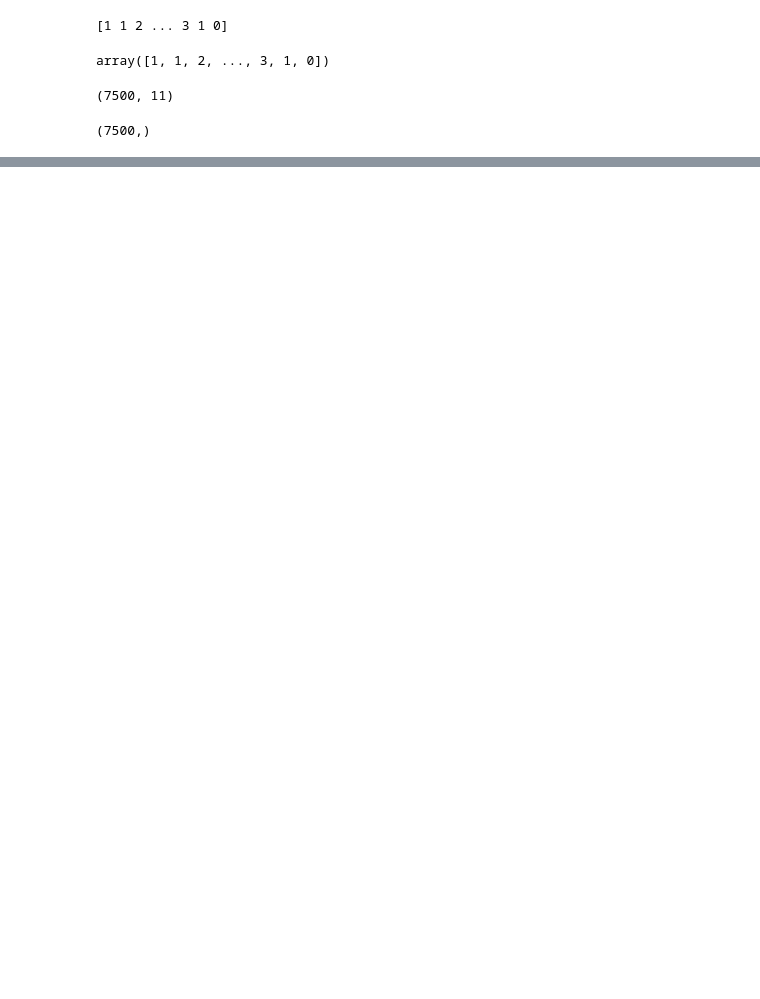
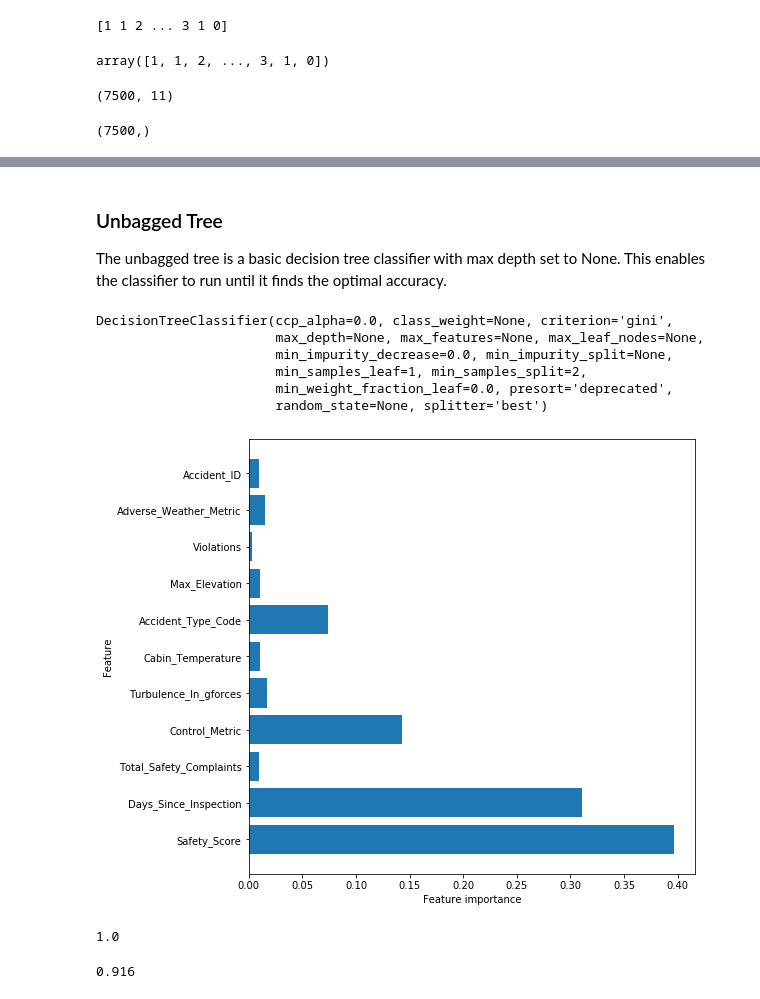
Before and after one commit to dalayne95/airplane-crash-predictor, a Jupyter notebook: EDA-darian.ipynb, the cells around one changed output, grey strips where cells are left out. Saved outputs shown, nothing was run; the diff lists cells and outputs as text; code cells hidden in the pictures; blank space fills up the shorter version.

Commit message:
add modeling

```diff
--- a/EDA-darian.ipynb
+++ b/EDA-darian.ipynb
@@ -121,0 +140,37 @@ abs(X_train.corr()) > 0.75
+# %% [markdown]
+### Unbagged Tree
+
+The unbagged tree is a basic decision tree classifier with max depth set to None. This enables the classifier to run until it finds the optimal accuracy.
+# %%
+tree_clf = DecisionTreeClassifier(criterion='gini', max_depth=None)
+tree_clf.fit(X_train, y_train)
+# %% [output]
+DecisionTreeClassifier(ccp_alpha=0.0, class_weight=None, criterion='gini',
+                       max_depth=None, max_features=None, max_leaf_nodes=None,
+                       min_impurity_decrease=0.0, min_impurity_split=None,
+                       min_samples_leaf=1, min_samples_split=2,
+                       min_weight_fraction_leaf=0.0, presort='deprecated',
+                       random_state=None, splitter='best')
+# %%
+# unbagged feature importance
+def plot_feature_importances(model):
+    n_features = X_train.shape[1]
+    plt.figure(figsize=(8,8))
+    plt.barh(range(n_features), model.feature_importances_, align='center')
+    plt.yticks(np.arange(n_features), X_train.columns.values)
+    plt.xlabel('Feature importance')
+    plt.ylabel('Feature')
+
+plot_feature_importances(tree_clf)
+# %% [output]
+[figure, added]
+# %%
+# training data accuracy score
+tree_clf.score(X_train, y_train)
+# %% [output]
+1.0
+# %%
+# test data accuracy score
+tree_clf.score(X_test, y_test)
+# %% [output]
+0.916
```
Also changed, not shown: parts of 20 cells of this notebook.
